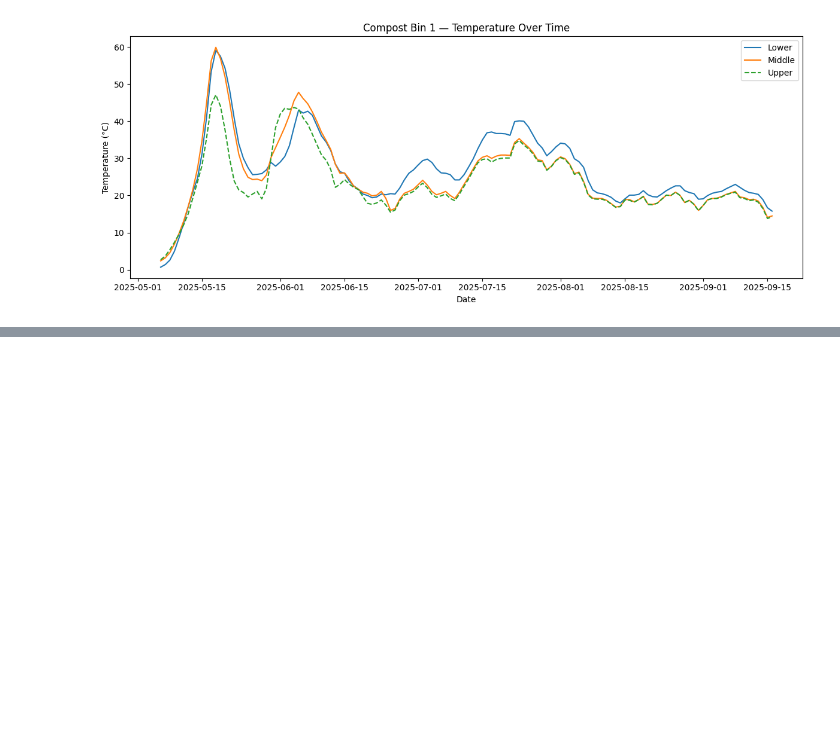
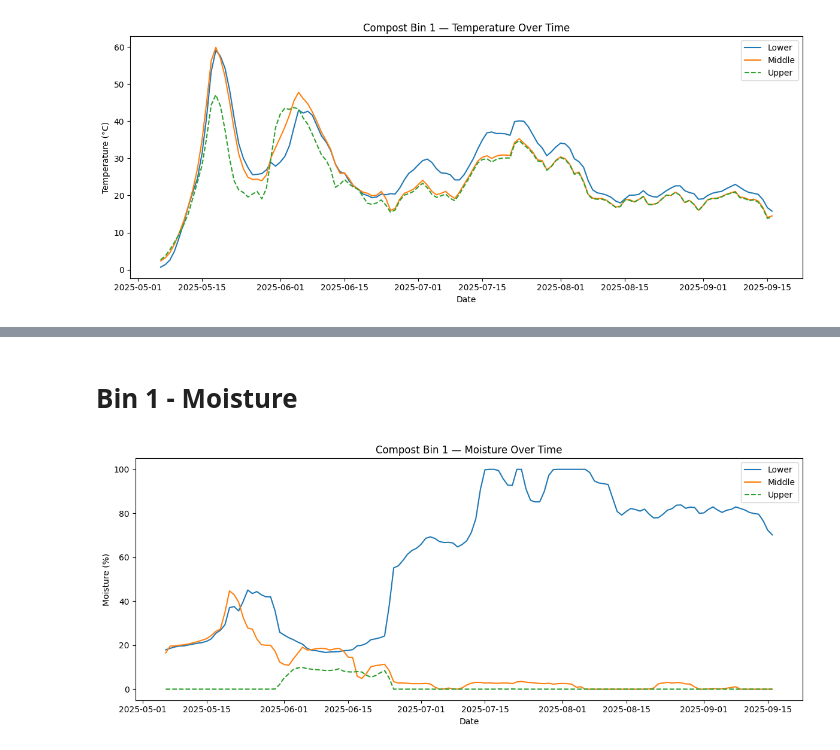
Before and after one commit to Compost-Coders/composting-coders, a Jupyter notebook: notebooks/Compost_Analysis_with_Research.ipynb, the cells around one changed output, grey strips where cells are left out. Cells and saved outputs as stored; diff of their text form; code cells hidden in the pictures; blank space fills up the shorter version.

```diff
--- a/notebooks/Compost_Analysis_with_Research.ipynb
+++ b/notebooks/Compost_Analysis_with_Research.ipynb
@@ -205,0 +336,15 @@ The decline to **25°C** observed in the dataset aligns with the expected onset
+# %% [markdown]
+# **Bin 1 - Moisture**
+# %%
+plt.figure(figsize=(12, 5))
+plt.plot(df['Day'], df['Compost 1-Lower-Moisture'],  label='Lower')
+plt.plot(df['Day'], df['Compost 1-Middle-Moisture'], label='Middle')
+plt.plot(df['Day'], df['Compost 1-Upper-Moisture'],  label='Upper', linestyle='--')
+plt.title('Compost Bin 1 — Moisture Over Time')
+plt.xlabel('Date')
+plt.ylabel('Moisture (%)')
+plt.legend()
+plt.tight_layout()
+plt.show()
+# %% [output]
+[figure, added]
```
Also changed, not shown: parts of 19 cells of this notebook.
